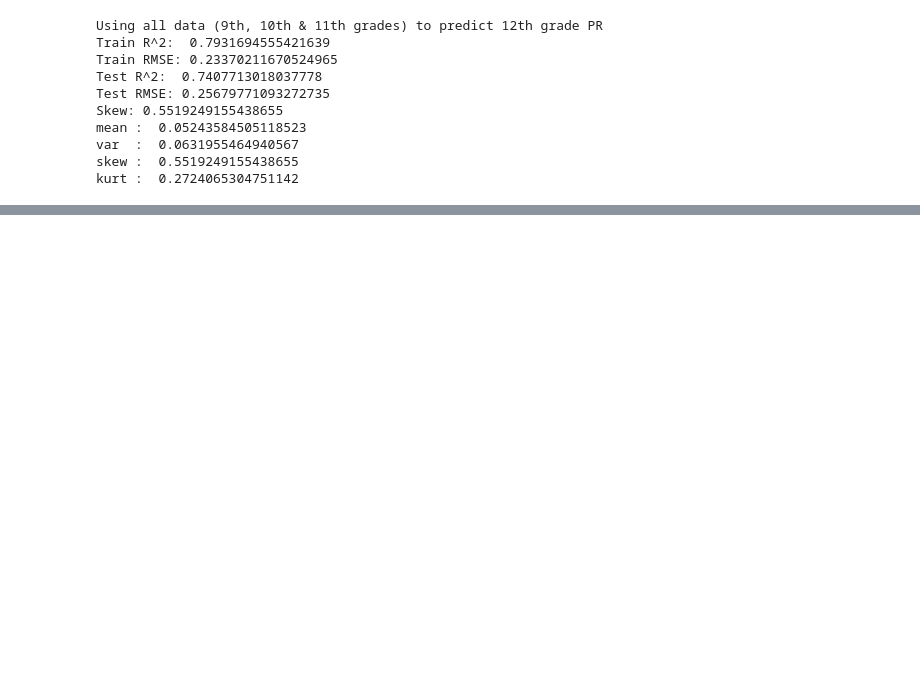
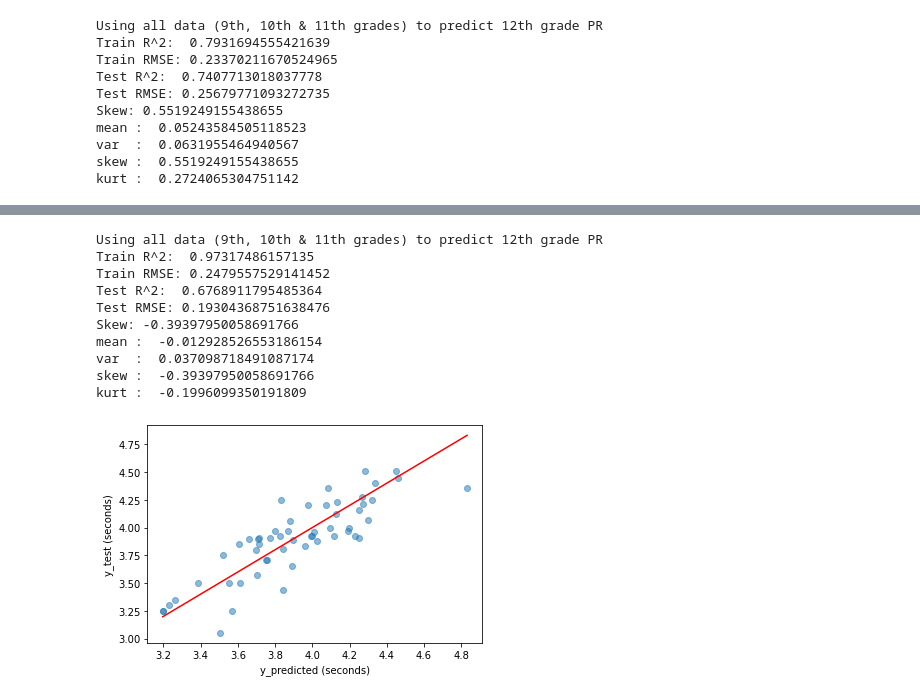
Before and after one commit to etalius/PredictingTrackResults, a Jupyter notebook: code/Linear Regression.ipynb, the cells around one changed output, grey strips where cells are left out. Drawn from its saved outputs; the diff is of its cells as text; code cells hidden in the pictures; blank space fills up the shorter version.

```diff
--- a/code/Linear Regression.ipynb
+++ b/code/Linear Regression.ipynb
@@ -206,0 +384,61 @@ kurt :  24.503974083945604
+# %%
+Men5000 = pd.read_csv("PV_Women_Results.csv")
+y = Men5000['Sr_PR']
+X = Men5000
+del X['Sr_PR']
+del X['ID']
+del X['Name']
+del X['School_ID']
+del X['School']
+del X['Division']
+del X['Grad_Yr']
+del X['Unnamed: 0']
+
+X_train,X_test, y_train, y_test = train_test_split(X, y, test_size=0.15)
+
+# Create an empty model
+lr = LinearRegression()
+
+# Fit the model to the full dataset
+lr.fit(X_train, y_train)
+
+# Print out the R^2 for the model against the full dataset
+lr.score(X_train,y_train)
+
+y_pred = lr.predict(X_test)
+
+plt.scatter(y_pred,y_test,alpha=0.5);
+plt.ylabel('y_test (seconds)');
+plt.xlabel('y_predicted (seconds)');
+
+plt.plot([max(y_pred),min(y_pred)],[max(y_pred),min(y_pred)],color='r')
+#plt.plot([240,470],[240,470],color='r')
+
+#plt.savefig('test_vs_pred.png');
+
+print('Using all data (9th, 10th & 11th grades) to predict 12th grade PR')
+print('Train R^2: ',lr.score(X_train, y_train))
+print('Train RMSE:',
+      sqrt(mean_squared_error(y_train, lr.predict(X_train))))
+print('Test R^2: ', lr.score(X_test, y_test))
+print('Test RMSE:',
+        sqrt(mean_squared_error(y_test, lr.predict(X_test))))
+
+data = y_test-lr.predict(X_test)
+print('Skew:',skew(data))
+print("mean : ", np.mean(data))
+print("var  : ", np.var(data))
+print("skew : ",skew(data))
+print("kurt : ",kurtosis(data))
+# %% [output]
+Using all data (9th, 10th & 11th grades) to predict 12th grade PR
+Train R^2:  0.97317486157135
+Train RMSE: 0.2479557529141452
+Test R^2:  0.6768911795485364
+Test RMSE: 0.19304368751638476
+Skew: -0.39397950058691766
+mean :  -0.012928526553186154
+var  :  0.037098718491087174
+skew :  -0.39397950058691766
+kurt :  -0.1996099350191809
+[figure, added]
```
Also changed, not shown: parts of 13 cells of this notebook, 1 other file.
